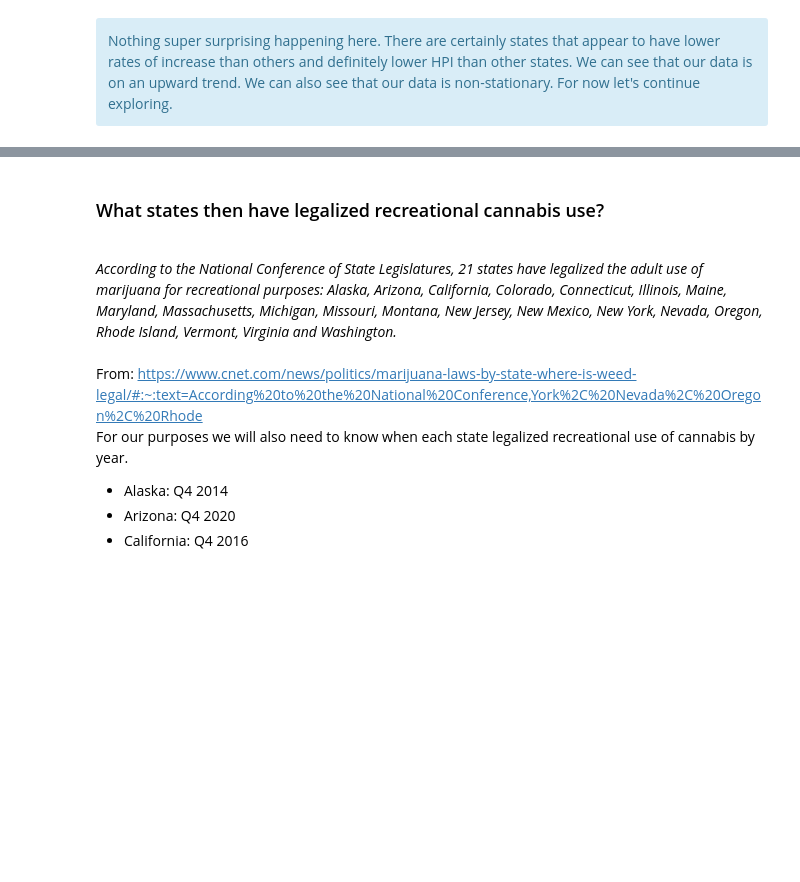
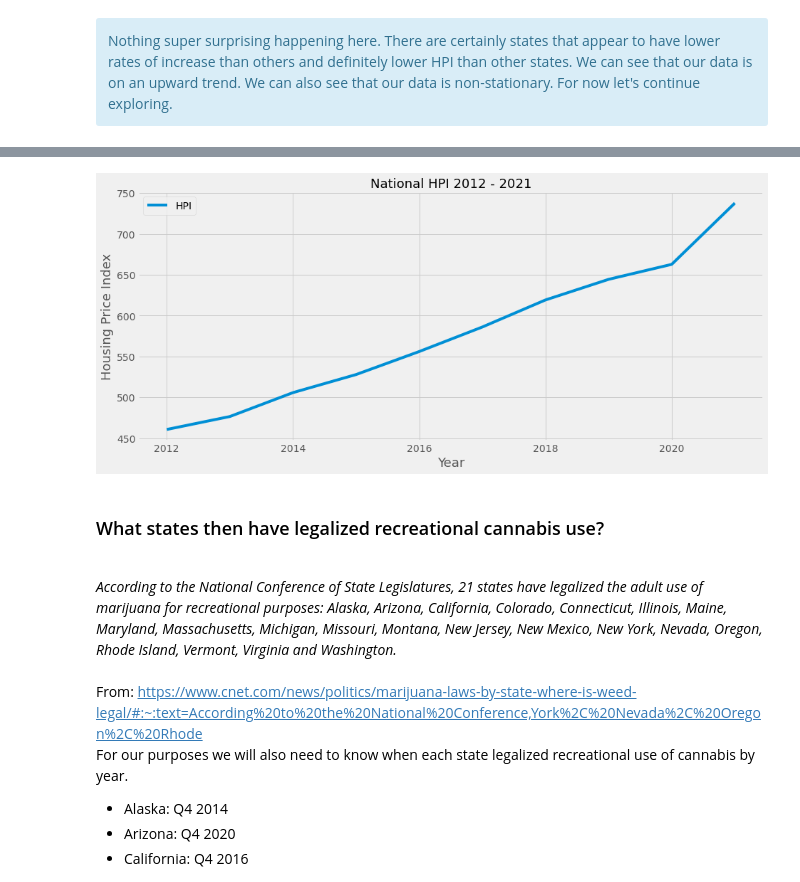
Before and after one commit to joshstruggles/Cannabis-Legality-and-Effect-on-Housing-Price-Index, a Jupyter notebook: notebook.ipynb, the cells around one changed output, grey strips where cells are left out. Drawn from its saved outputs; the diff is of its cells as text; code cells hidden in the pictures; blank space fills up the shorter version.

```diff
--- a/notebook.ipynb
+++ b/notebook.ipynb
@@ -270,3 +282,15 @@ Nothing super surprising happening here. There are certainly states that appear
+# %%
+# shrink subset down to either final 10
+national_df_plot1 = national_df.tail(10)
+national_df_plot1 = national_df_plot1.drop(['HPI with 1990 base', 'HPI with 2000 base'], axis =1)
+# %%
+#Year 2012-2021, let's look at the jump
+national_df_plot1.plot(figsize = (14,6))
+plt.xlabel("Year", fontsize = 18)
+plt.ylabel("Housing Price Index", fontsize = 18)
+plt.title("National HPI 2012 - 2021", fontsize = 18);
+# %% [output]
+[figure, added]
 # %% [markdown]
 ### What states then have legalized recreational cannabis use?
 <br>
```
Also changed, not shown: parts of 31 cells of this notebook.
